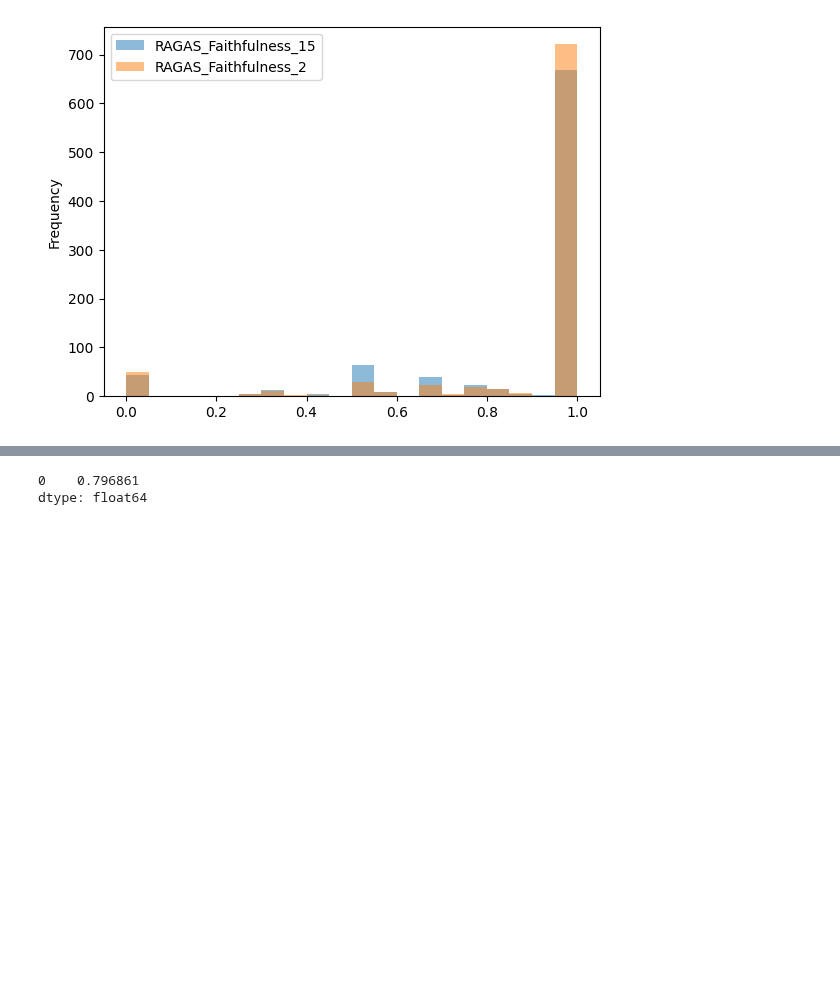
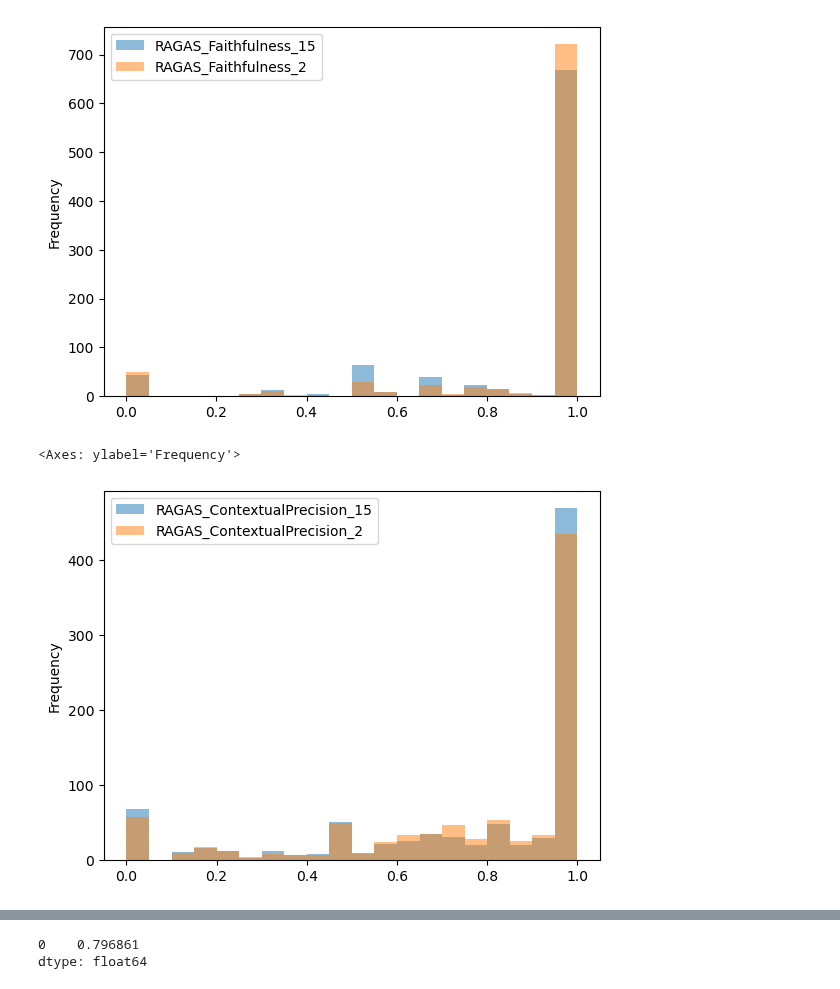
Before and after one commit to sr231/RAG-Evaluations, a Jupyter notebook: Results_Comparison.ipynb, the cells around one changed output, grey strips where cells are left out. Drawn from its saved outputs; the diff is of its cells as text; code cells hidden in the pictures; blank space fills up the shorter version.

```diff
--- a/Results_Comparison.ipynb
+++ b/Results_Comparison.ipynb
@@ -199,0 +214,7 @@ ragasllm_results.plot.hist(column=['RAGAS_Faithfulness_15', 'RAGAS_Faithfulness_
+# %%
+# This doesn't show an exact example-to-example comparison
+# but on average, scores did tend to overlap, with most Contextual Precision scores overwhelmingly being 1
+ragasllm_results.plot.hist(column=['RAGAS_ContextualPrecision_15', 'RAGAS_ContextualPrecision_2'], bins=20, alpha=0.5)
+# %% [output]
+<Axes: ylabel='Frequency'>
+[figure, added]
```
Also changed, not shown: parts of 26 cells of this notebook, 1 other file.
